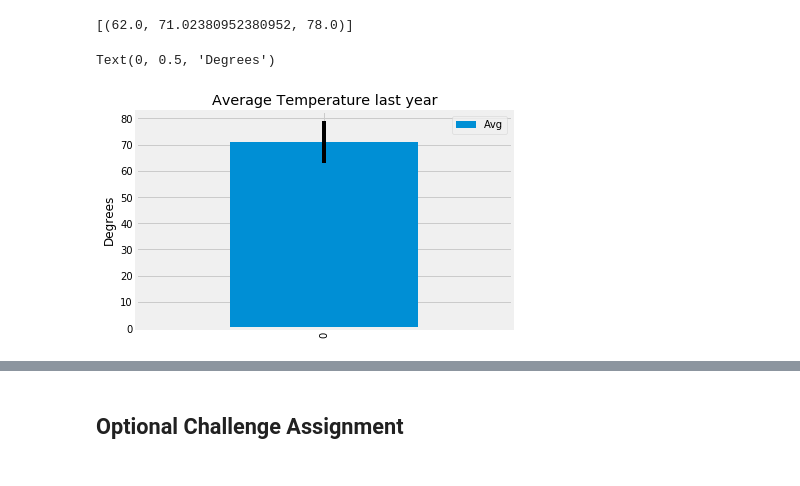
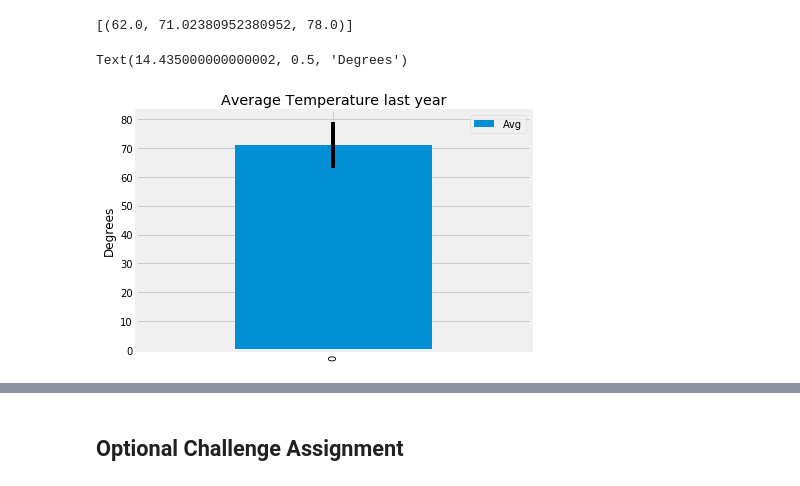
Before and after one commit to abilski2013/sqlalchemy-challenge, a Jupyter notebook: climate_final.ipynb, the cells around one changed output, grey strips where cells are left out. Cells and saved outputs as stored; diff of their text form; code cells hidden in the pictures.

```diff
--- a/climate_final.ipynb
+++ b/climate_final.ipynb
@@ -244,14 +307,15 @@ trip_temps
 # %%
 yerr = (TMAX-TMIN)/2
 
 df = pd.DataFrame([{'Avg': TAVE}])
 
 df.plot(kind="bar", yerr=yerr)
 plt.title("Average Temperature last year")
+plt.tight_layout()
 plt.ylabel("Degrees")
 # %% [output]
-Text(0, 0.5, 'Degrees')
+Text(14.435000000000002, 0.5, 'Degrees')
-[figure, old version]
+[figure, new version]
 # %%
 # Calculate the total amount of rainfall per weather station for your trip dates using the previous year's matching dates.
 # Sort this in descending order by precipitation amount and list the station, name, latitude, longitude, and elevation
```
Also changed, not shown: parts of 4 cells of this notebook, 1 other file.
